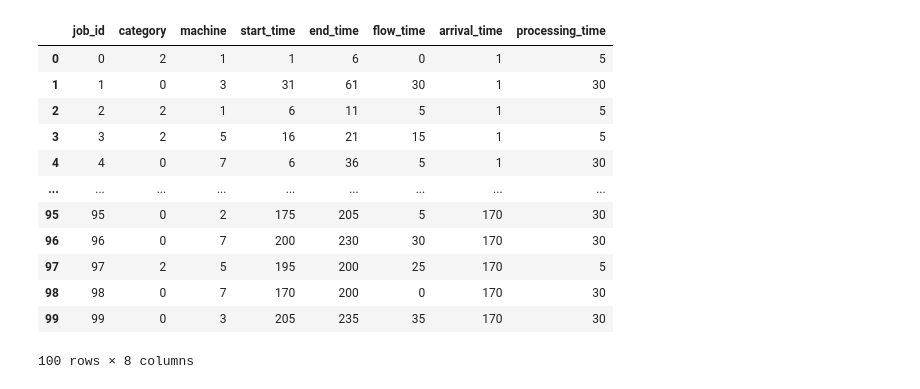
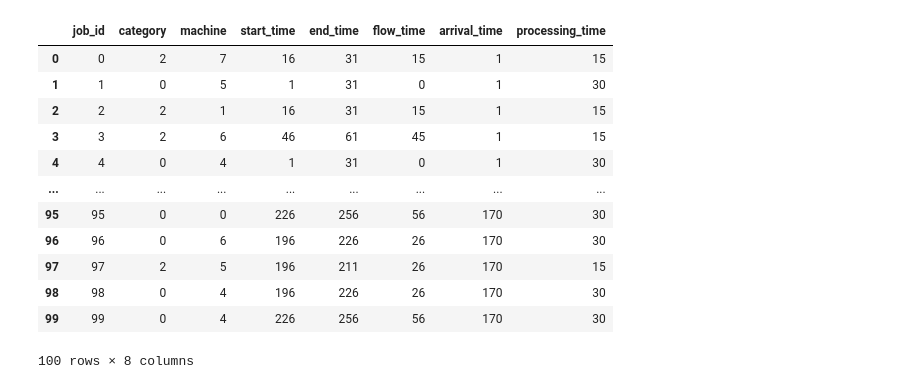
Before and after one commit to AbAbdullah2/jobShopAb, a Jupyter notebook: 17.01 UPMC Demo/graphs.ipynb, the cells around one changed output. Cells and saved outputs as stored; diff of their text form; code cells hidden in the pictures.

```diff
--- a/17.01 UPMC Demo/graphs.ipynb
+++ b/17.01 UPMC Demo/graphs.ipynb
@@ -3,16 +5,20 @@ import pandas as pd
 # %%
-pd.read_csv("soln.csv", index_col=0)
+df1 = pd.read_csv("solnStatic.csv", index_col=0)
+df2 = pd.read_csv("soln3Times.csv", index_col=0)
+df3 = pd.read_csv("solnDynamic.csv", index_col=0)
-# %% [output]
-|  | job_id | category | machine | start_time | end_time | flow_time | arrival_time | processing_time |
-| 0 | 0 | 2 | 1 | 1 | 6 | 0 | 1 | 5 |
-| 1 | 1 | 0 | 3 | 31 | 61 | 30 | 1 | 30 |
-| 2 | 2 | 2 | 1 | 6 | 11 | 5 | 1 | 5 |
-| 3 | 3 | 2 | 5 | 16 | 21 | 15 | 1 | 5 |
-| 4 | 4 | 0 | 7 | 6 | 36 | 5 | 1 | 30 |
-| ... | ... | ... | ... | ... | ... | ... | ... | ... |
-| 95 | 95 | 0 | 2 | 175 | 205 | 5 | 170 | 30 |
-| 96 | 96 | 0 | 7 | 200 | 230 | 30 | 170 | 30 |
-| 97 | 97 | 2 | 5 | 195 | 200 | 25 | 170 | 5 |
-| 98 | 98 | 0 | 7 | 170 | 200 | 0 | 170 | 30 |
-| 99 | 99 | 0 | 3 | 205 | 235 | 35 | 170 | 30 |
-100 rows × 8 columns
+# %%
+df1
+# %% [output]
+|  | job_id | category | machine | start_time | end_time | flow_time | arrival_time | processing_time |
+| 0 | 0 | 2 | 7 | 16 | 31 | 15 | 1 | 15 |
+| 1 | 1 | 0 | 5 | 1 | 31 | 0 | 1 | 30 |
+| 2 | 2 | 2 | 1 | 16 | 31 | 15 | 1 | 15 |
+| 3 | 3 | 2 | 6 | 46 | 61 | 45 | 1 | 15 |
+| 4 | 4 | 0 | 4 | 1 | 31 | 0 | 1 | 30 |
+| ... | ... | ... | ... | ... | ... | ... | ... | ... |
+| 95 | 95 | 0 | 0 | 226 | 256 | 56 | 170 | 30 |
+| 96 | 96 | 0 | 6 | 196 | 226 | 26 | 170 | 30 |
+| 97 | 97 | 2 | 5 | 196 | 211 | 26 | 170 | 15 |
+| 98 | 98 | 0 | 4 | 196 | 226 | 26 | 170 | 30 |
+| 99 | 99 | 0 | 4 | 226 | 256 | 56 | 170 | 30 |
+100 rows × 8 columns
```
Also changed, not shown: parts of 4 cells of this notebook, 4 other files.
